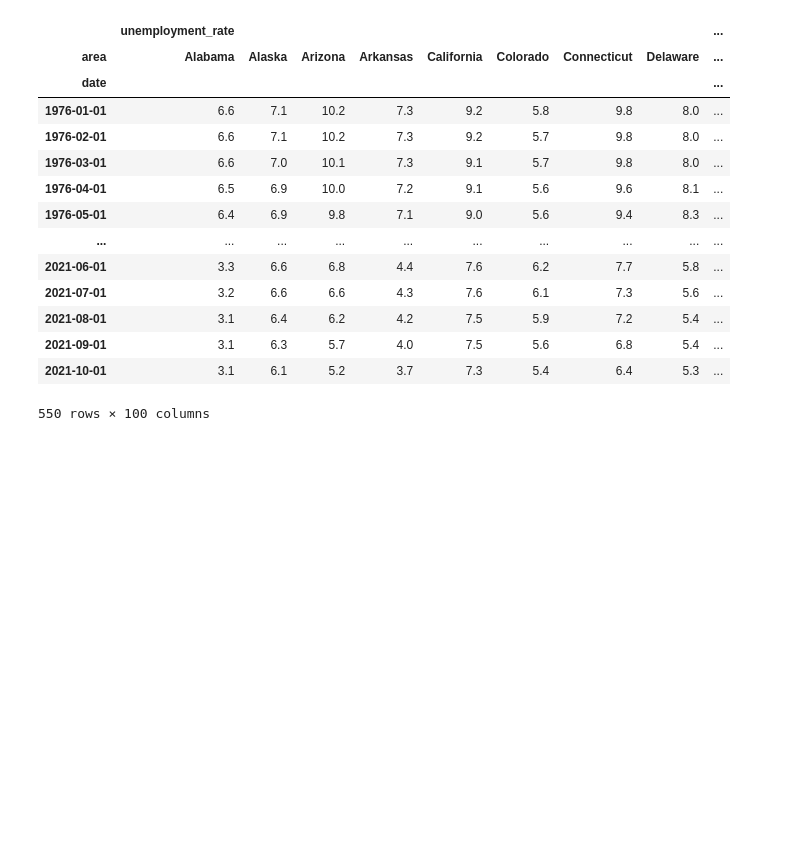
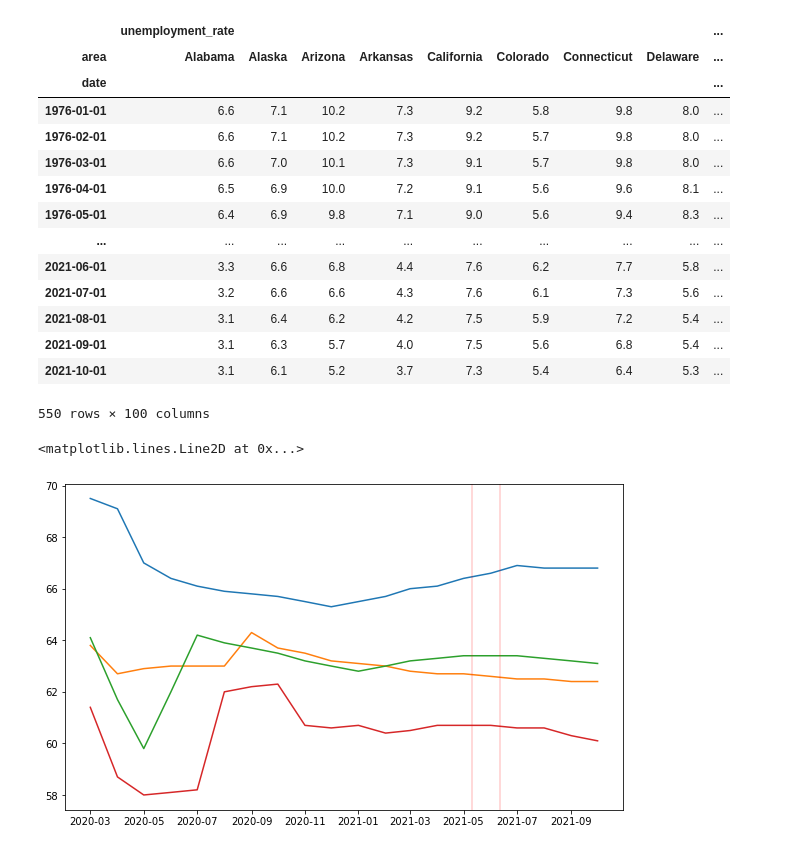
Before and after one commit to vgm236/ferrante_moreira_data_project, a Jupyter notebook: app/ferrante_moreira_project.ipynb, the cells around one changed output. Cells and saved outputs as stored; diff of their text form; code cells hidden in the pictures; blank space fills up the shorter version.

Commit message:
For fun plot added

```diff
--- a/app/ferrante_moreira_project.ipynb
+++ b/app/ferrante_moreira_project.ipynb
@@ -580,3 +600,17 @@ See the caveats in the documentation: https://pandas.pydata.org/pandas-docs/stab
 | 2021-09-01 | 3.1 | 6.3 | 5.7 | 4.0 | 7.5 | 5.6 | 6.8 | 5.4 | ... |
 | 2021-10-01 | 3.1 | 6.1 | 5.2 | 3.7 | 7.3 | 5.4 | 6.4 | 5.3 | ... |
 550 rows × 100 columns
+# %%
+# Subset of data to play with for COVID
+covid = df_ur_lfp.query("date >= '2020-03-01'")
+
+# Find all states with expiration announcement on 2021-05-11
+ui_dates.query("annc_date == '2021-05-11'")
+
+fig, ax = plt.subplots(figsize=(10,6))
+plt.plot(covid["labor_force_participation"][["Iowa", "Idaho", "Missouri", "Tennessee"]])
+plt.axvline(pd.Timestamp('2021-05-11'), alpha=0.2, color='r')
+plt.axvline(pd.Timestamp('2021-06-12'), alpha=0.2, color='r')
+# %% [output]
+<matplotlib.lines.Line2D at 0x...>
+[figure, added]
```
Also changed, not shown: parts of 1 cell of this notebook.
